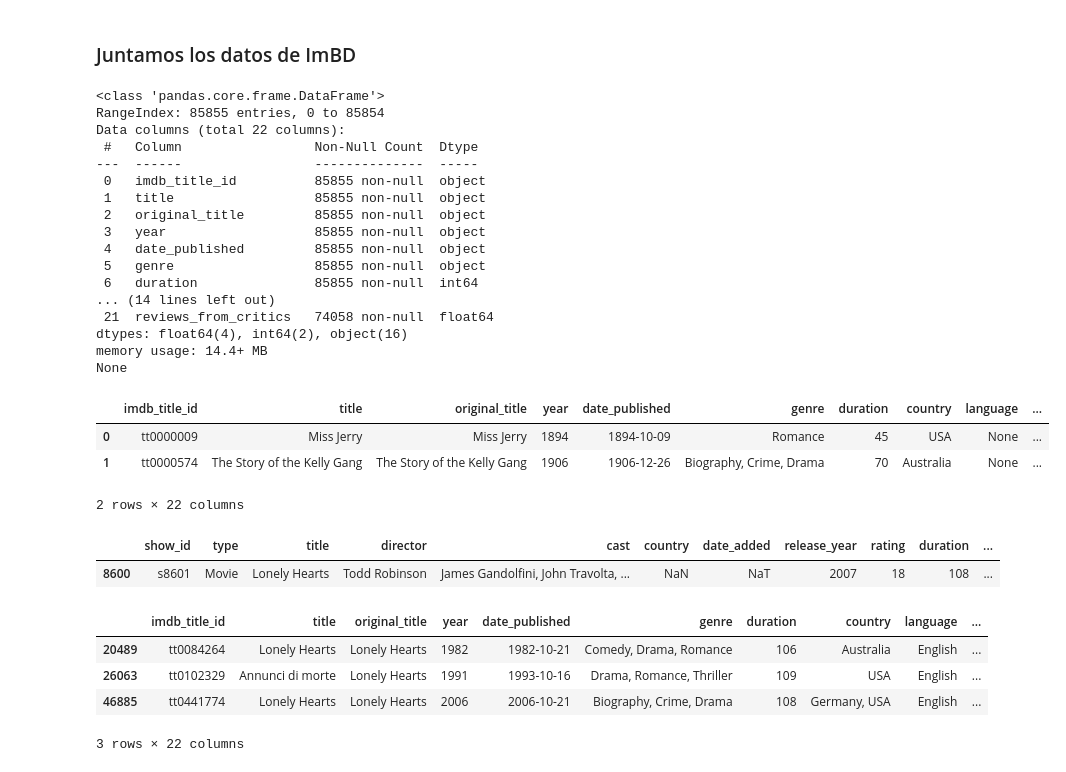
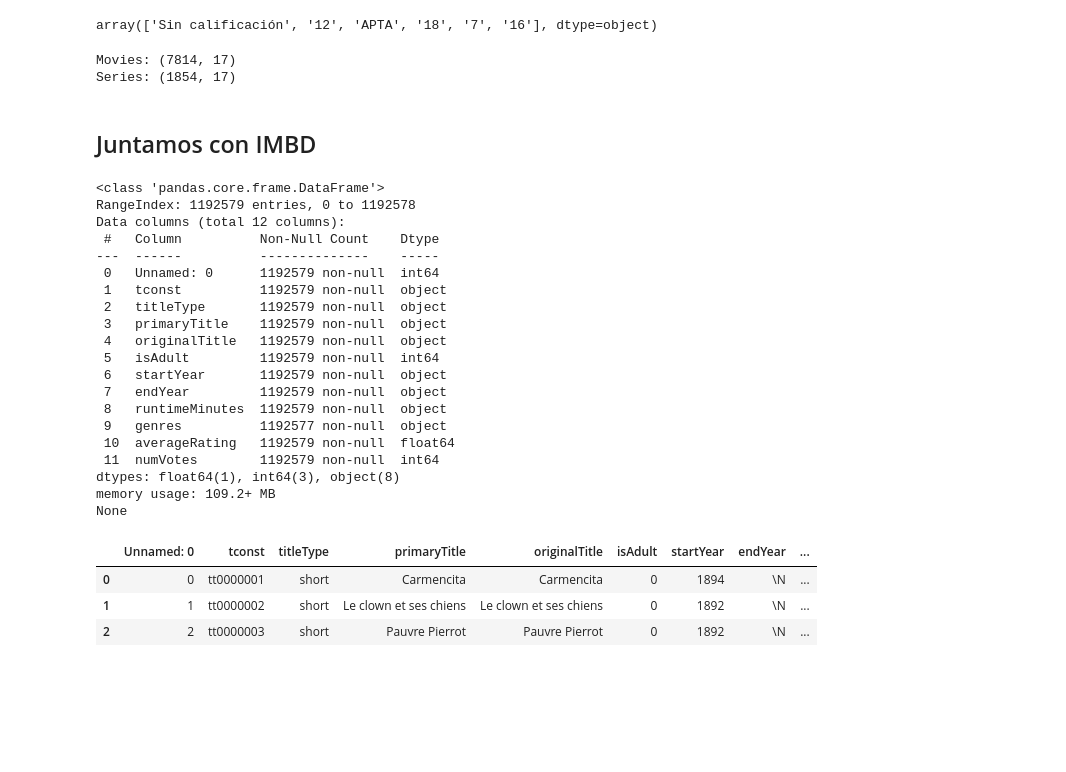
Before and after one commit to prvUA/pprv.project, a Jupyter notebook: amazon_prime_preprocess.ipynb, the cells around one changed output. Cells and saved outputs as stored; diff of their text form; code cells hidden in the pictures; blank space fills up the shorter version.

Commit message:
Update Prime video

```diff
--- a/amazon_prime_preprocess.ipynb
+++ b/amazon_prime_preprocess.ipynb
@@ -120,40 +116,44 @@ prime_movies_df.tail(3)
+# %%
+prime_df['rating'].unique()
+# %% [output]
+array(['Sin calificación', '12', 'APTA', '18', '7', '16'], dtype=object)
+# %%
+# Dividimos en dos dataframes
+prime_movies_df = prime_df[prime_df['type'] == 'Movie'].copy()
+print(f"Movies: {prime_movies_df.shape}")
+prime_series_df = prime_df[prime_df['type'] == 'TV Show'].copy()
+print(f"Series: {prime_series_df.shape}")
+# %% [output]
+Movies: (7814, 17)
+Series: (1854, 17)
 # %% [markdown]
-### Juntamos los datos de ImBD
+## Juntamos con IMBD
 # %%
-imbd_df = pd.read_csv("./ImBD_data/IMDb movies.csv", sep=",")
+imbd_df = pd.read_csv("./imbd_data.csv", sep=";")
 print(imbd_df.info())
-display(imbd_df.head(2))
+display(imbd_df.head(3))
 # %% [output]
 <class 'pandas.core.frame.DataFrame'>
-RangeIndex: 85855 entries, 0 to 85854
-Data columns (total 22 columns):
- #   Column                 Non-Null Count  Dtype
----  ------                 --------------  -----
- 0   imdb_title_id          85855 non-null  object
- 1   title                  85855 non-null  object
- 2   original_title         85855 non-null  object
- 3   year                   85855 non-null  object
- 4   date_published         85855 non-null  object
- 5   genre                  85855 non-null  object
- 6   duration               85855 non-null  int64
-... (14 lines left out)
- 21  reviews_from_critics   74058 non-null  float64
-dtypes: float64(4), int64(2), object(16)
-memory usage: 14.4+ MB
+RangeIndex: 1192579 entries, 0 to 1192578
+Data columns (total 12 columns):
+ #   Column          Non-Null Count    Dtype
+---  ------          --------------    -----
+ 0   Unnamed: 0      1192579 non-null  int64
+ 1   tconst          1192579 non-null  object
+ 2   titleType       1192579 non-null  object
+ 3   primaryTitle    1192579 non-null  object
+ 4   originalTitle   1192579 non-null  object
+ 5   isAdult         1192579 non-null  int64
+ 6   startYear       1192579 non-null  object
+ 7   endYear         1192579 non-null  object
+ 8   runtimeMinutes  1192579 non-null  object
+ 9   genres          1192577 non-null  object
+ 10  averageRating   1192579 non-null  float64
+ 11  numVotes        1192579 non-null  int64
+dtypes: float64(1), int64(3), object(8)
+memory usage: 109.2+ MB
 None
-|  | imdb_title_id | title | original_title | year | date_published | genre | duration | country | language | ... |
-| 0 | tt0000009 | Miss Jerry | Miss Jerry | 1894 | 1894-10-09 | Romance | 45 | USA | None | ... |
-| 1 | tt0000574 | The Story of the Kelly Gang | The Story of the Kelly Gang | 1906 | 1906-12-26 | Biography, Crime, Drama | 70 | Australia | None | ... |
+|  | Unnamed: 0 | tconst | titleType | primaryTitle | originalTitle | isAdult | startYear | endYear | ... |
+| 0 | 0 | tt0000001 | short | Carmencita | Carmencita | 0 | 1894 | \N | ... |
+| 1 | 1 | tt0000002 | short | Le clown et ses chiens | Le clown et ses chiens | 0 | 1892 | \N | ... |
+| 2 | 2 | tt0000003 | short | Pauvre Pierrot | Pauvre Pierrot | 0 | 1892 | \N | ... |
-2 rows × 22 columns
-# %%
-name_title = prime_movies_df['title'].sample().values[0]
-display(prime_movies_df[prime_movies_df['title']==name_title])
-display(imbd_df[imbd_df['original_title']==name_title])
-# %% [output]
-|  | show_id | type | title | director | cast | country | date_added | release_year | rating | duration | ... |
-| 8600 | s8601 | Movie | Lonely Hearts | Todd Robinson | James Gandolfini, John Travolta, ... | NaN | NaT | 2007 | 18 | 108 | ... |
-|  | imdb_title_id | title | original_title | year | date_published | genre | duration | country | language | ... |
-| 20489 | tt0084264 | Lonely Hearts | Lonely Hearts | 1982 | 1982-10-21 | Comedy, Drama, Romance | 106 | Australia | English | ... |
-| 26063 | tt0102329 | Annunci di morte | Lonely Hearts | 1991 | 1993-10-16 | Drama, Romance, Thriller | 109 | USA | English | ... |
-| 46885 | tt0441774 | Lonely Hearts | Lonely Hearts | 2006 | 2006-10-21 | Biography, Crime, Drama | 108 | Germany, USA | English | ... |
-3 rows × 22 columns
```
Also changed, not shown: parts of 16 cells of this notebook.
